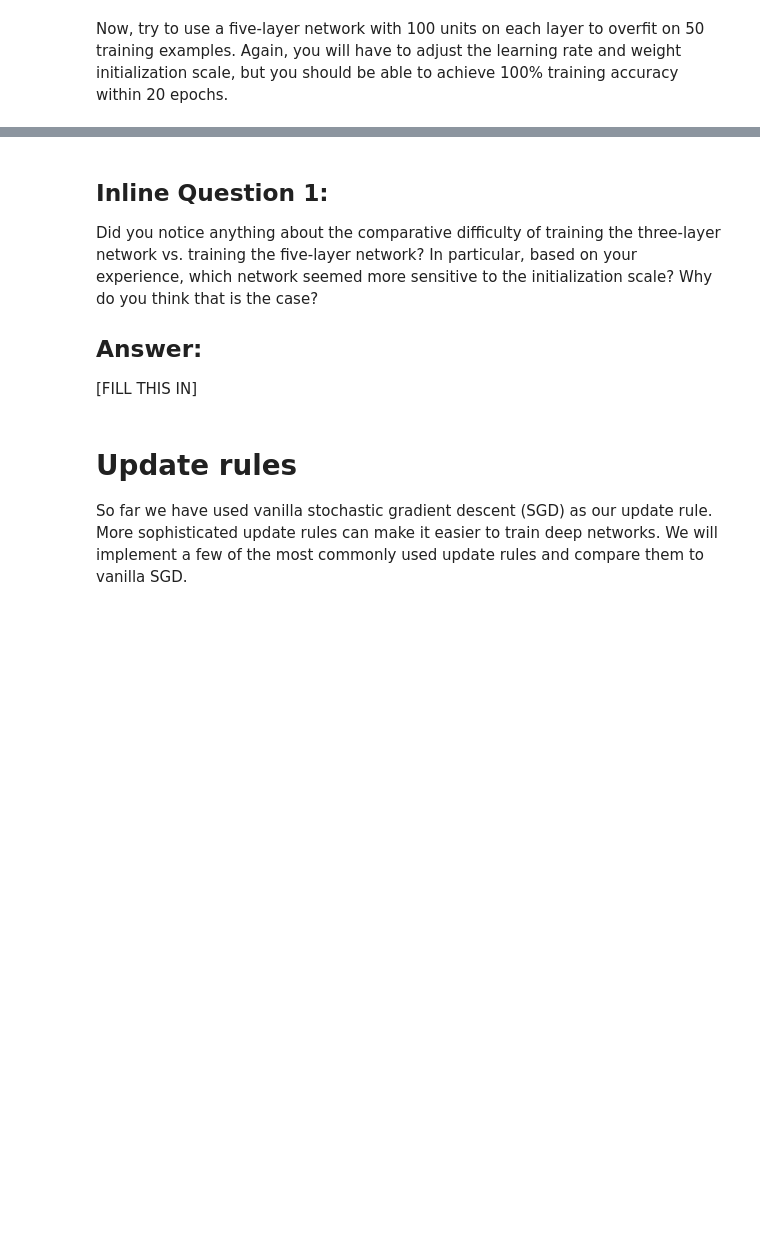
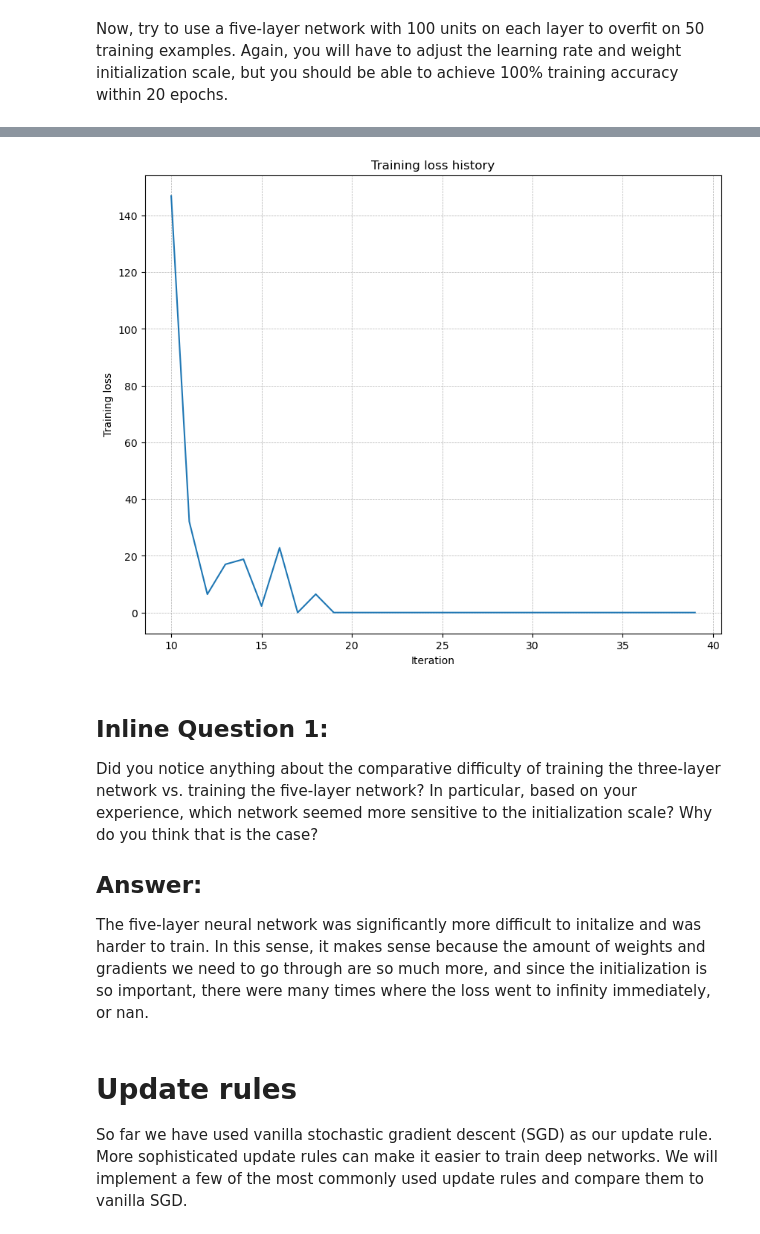
Before and after one commit to kev374k/comp-vision, a Jupyter notebook: assignment2/FullyConnectedNets.ipynb, the cells around one changed output, grey strips where cells are left out. Cells and saved outputs as stored; diff of their text form; code cells hidden in the pictures; blank space fills up the shorter version.

```diff
--- a/assignment2/FullyConnectedNets.ipynb
+++ b/assignment2/FullyConnectedNets.ipynb
@@ -129,7 +225,7 @@ plt.show()
 # %% [markdown]
 Now, try to use a five-layer network with 100 units on each layer to overfit on 50 training examples. Again, you will have to adjust the learning rate and weight initialization scale, but you should be able to achieve 100% training accuracy within 20 epochs.
 # %%
-# TODO: Use a five-layer Net to overfit 50 training examples by
+# Use a five-layer Net to overfit 50 training examples by
 # tweaking just the learning rate and initialization scale.
 
 num_train = 50
@@ -140,8 +236,8 @@ small_data = {
   'y_val': data['y_val'],
 }
 
-learning_rate = 2e-3  # Experiment with this!
-weight_scale = 1e-5   # Experiment with this!
+learning_rate = 2e-4  # Experiment with this!
+weight_scale = np.sqrt(2/num_train)   # Experiment with this! Using sqrt(2/n)
 model = FullyConnectedNet(
     [100, 100, 100, 100],
     weight_scale=weight_scale,
@@ -164,3 +260,4 @@ plt.xlabel('Iteration')
 plt.ylabel('Training loss')
 plt.grid(linestyle='--', linewidth=0.5)
 plt.show()
+# %% [output]
@@ -167,9 +281,10 @@ plt.show()
+[figure, added]
 # %% [markdown]
 ## Inline Question 1:
 Did you notice anything about the comparative difficulty of training the three-layer network vs. training the five-layer network? In particular, based on your experience, which network seemed more sensitive to the initialization scale? Why do you think that is the case?
 
 ## Answer:
-[FILL THIS IN]
+The five-layer neural network was significantly more difficult to initalize and was harder to train. In this sense, it makes sense because the amount of weights and gradients we need to go through are so much more, and since the initialization is so important, there were many times where the loss went to infinity immediately, or nan.
 # %% [markdown]
 # Update rules
 So far we have used vanilla stochastic gradient descent (SGD) as our update rule. More sophisticated update rules can make it easier to train deep networks. We will implement a few of the most commonly used update rules and compare them to vanilla SGD.
```
Also changed, not shown: parts of 15 cells of this notebook, 3 other files.
